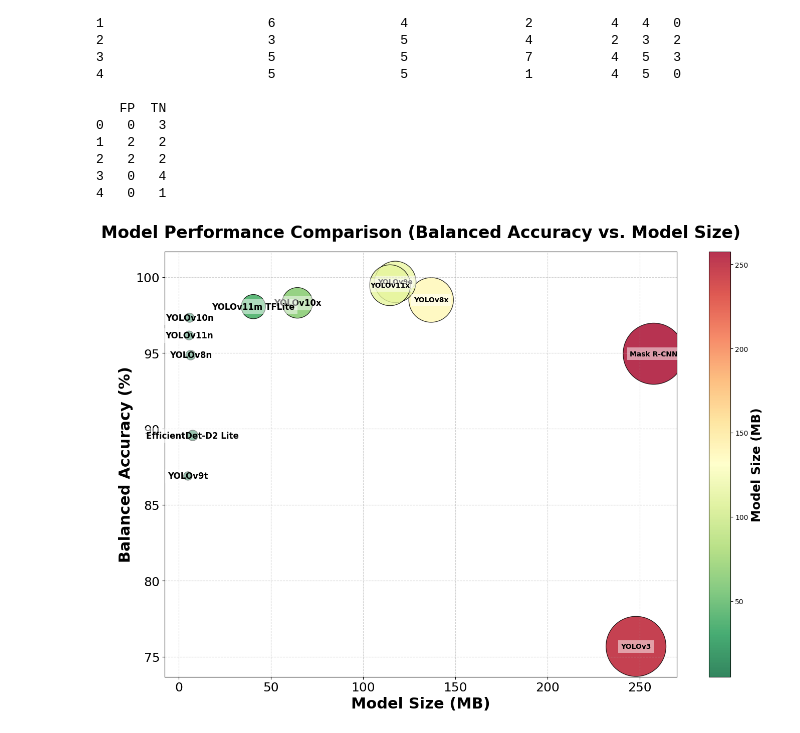
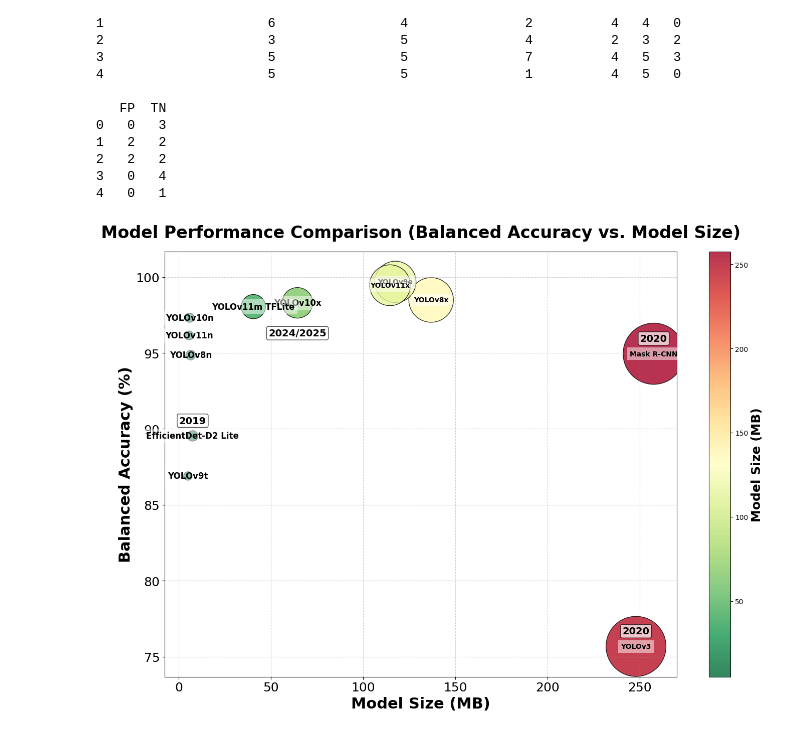
Before and after one commit to gustavo-luz/smartparking_unicamp_demo, a Jupyter notebook: software/benchmarks/validate_metrics.ipynb, the cells around one changed output. Saved outputs shown, nothing was run; the diff lists cells and outputs as text; code cells hidden in the pictures.

```diff
--- a/software/benchmarks/validate_metrics.ipynb
+++ b/software/benchmarks/validate_metrics.ipynb
@@ -179,7 +179,7 @@ import numpy as np
 # Data stored as a dictionary of models for easier editing
 data = {
     "Mask R-CNN": {"balanced_accuracy": 0.9495, "inference_time": None, "inference_time_std": None, "model_size": 257.6},
-    "EfficientDet-D2 Lite": {"balanced_accuracy": 0.8957, "inference_time": 1, "inference_time_std": 0.12, "model_size": 7.6},
+    "EfficientDet-D2 Lite": {"balanced_accuracy": 0.8954, "inference_time": 1, "inference_time_std": 0.12, "model_size": 7.6},
     "YOLOv3": {"balanced_accuracy": 0.7568, "inference_time": 10, "inference_time_std": 0.23, "model_size": 248},
     "YOLOv8x": {"balanced_accuracy": 0.9849, "inference_time": 28, "inference_time_std": 0.7, "model_size": 136.9},
     "YOLOv8n": {"balanced_accuracy": 0.9486, "inference_time": 2, "inference_time_std": 0.06, "model_size": 6.5},
@@ -232,31 +232,72 @@ for i, model in enumerate(models):
         ha="center",  # Center text horizontally
         va="center",  # Center text vertically
         color="black",  # Text color
         bbox=dict(facecolor='white', alpha=0.5, edgecolor='none'),  # Optional: Add a background to the text
     )
 
+# Add this right after the loop that adds model names inside bubbles (before titles/labels)
+
+# Add year annotations
+year_annotations = {
+    "EfficientDet-D2 Lite": "2019",
+    "YOLOv3": "2020",
+    "Mask R-CNN": "2020",
+    # "YOLOv9e": "2024",
+    "YOLOv10x": "2024/2025",
+    # "YOLOv11m TFLite": "2025"
+}
+
+# Adjust positions for year annotations (dx, dy from bubble center)
+year_positions = {
+    "EfficientDet-D2 Lite": (0, +1),
+    "YOLOv3": (0, +1),
+    "Mask R-CNN": (0, +1),
+    # "YOLOv9e": (0, 5),
+    "YOLOv10x": (0, -2),
+    # "YOLOv11m TFLite": (0, 5)
+}
+
+for model, year in year_annotations.items():
+    if model in models:
+        idx = models.index(model)
+        dx, dy = year_positions.get(model, (0, 0))
+        plt.text(
+            model_size[idx] + dx,
+            balanced_accuracy_percent[idx] + dy,
+            year,
+            fontsize=14,
+            fontweight='bold',
+            ha='center',
+            va='center',
+            color='black',
+            bbox=dict(facecolor='white', alpha=0.7, boxstyle='round,pad=0.2')
+        )
+
+# Then continue with your existing code for titles/labels...
+
+
 # Titles and labels
 plt.xlabel("Model Size (MB)", fontsize=22, fontweight='bold')  # Adjusted font size
 plt.ylabel("Balanced Accuracy (%)", fontsize=22, fontweight='bold')  # Adjusted font size
 plt.title("Model Performance Comparison (Balanced Accuracy vs. Model Size)", fontsize=24, fontweight='bold', pad=20)  # Adjusted font size and padding
 
 plt.xticks(fontsize=18)  # Adjusted tick labels
 plt.yticks(fontsize=18)  # Adjusted tick labels
 
 # Add a colorbar to represent model size
 cbar = plt.colorbar(sc)
 cbar.set_label('Model Size (MB)', fontsize=18, fontweight='bold')  # Adjusted font size
 
 # Adjust y-axis limits to fit the data
 plt.ylim(min(balanced_accuracy_percent) - 2, max(balanced_accuracy_percent) + 2)
 
 # Add grid for better readability
 plt.grid(True, linestyle="--", alpha=0.6)
 
 # Show the plot
 plt.tight_layout()
 plt.savefig('model_performance_comparison.pdf', format='pdf', bbox_inches='tight')  # Save as PDF for LaTeX
 plt.savefig('model_performance_comparison.png', format='png', bbox_inches='tight')
 plt.show()
 # %% [output]
-[figure, old version]
+[figure, new version]
```
Also changed, not shown: 8 other files.
